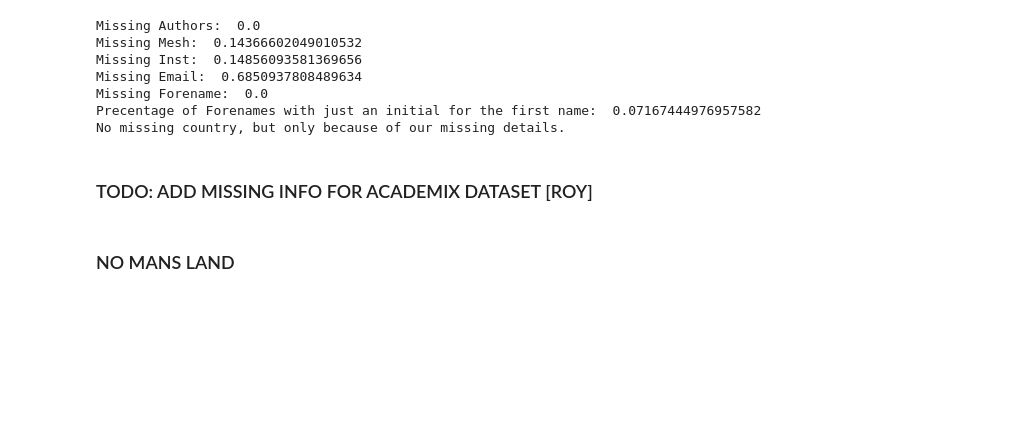
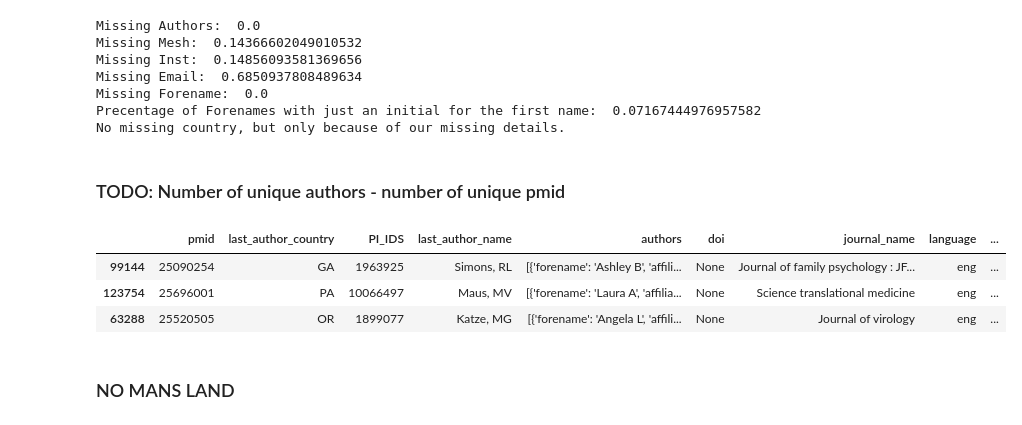
Before and after one commit to ShaulSolomon/academix-ydata-project-truncated, a Jupyter notebook: code/0_Data_Exploration.ipynb, the cells around one changed output. Cells and saved outputs as stored; diff of their text form; code cells hidden in the pictures; blank space fills up the shorter version.

```diff
--- a/code/0_Data_Exploration.ipynb
+++ b/code/0_Data_Exploration.ipynb
@@ -168,8 +186,16 @@ Missing Email:  0.6850937808489634
 Missing Forename:  0.0
 Precentage of Forenames with just an initial for the first name:  0.07167444976957582
 No missing country, but only because of our missing details.
-# %% [markdown]
-### TODO: ADD MISSING INFO FOR ACADEMIX DATASET [ROY]
+# %% [markdown]
+### TODO: Number of unique authors - number of unique pmid
+# %%
+iloc_idx = np.random.choice(range(df.shape[0]),3,replace=False)
+df.iloc[iloc_idx]
+# %% [output]
+|  | pmid | last_author_country | PI_IDS | last_author_name | authors | doi | journal_name | language | ... |
+| 99144 | 25090254 | GA | 1963925 | Simons, RL | [{'forename': 'Ashley B', 'affili... | None | Journal of family psychology : JF... | eng | ... |
+| 123754 | 25696001 | PA | 10066497 | Maus, MV | [{'forename': 'Laura A', 'affilia... | None | Science translational medicine | eng | ... |
+| 63288 | 25520505 | OR | 1899077 | Katze, MG | [{'forename': 'Angela L', 'affili... | None | Journal of virology | eng | ... |
 # %% [markdown]
 ### NO MANS LAND
 # %%
```
Also changed, not shown: parts of 8 cells of this notebook, 1 other file.
